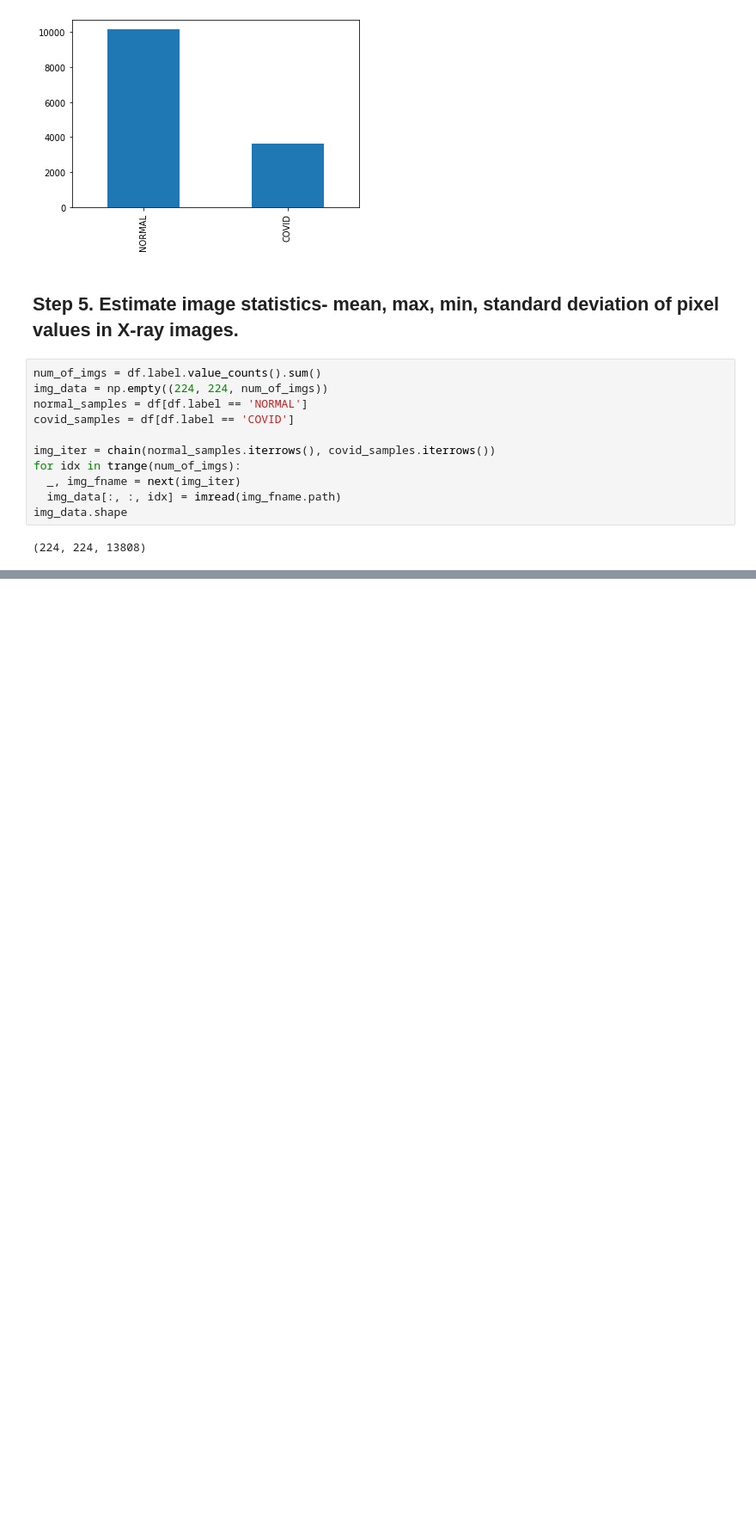
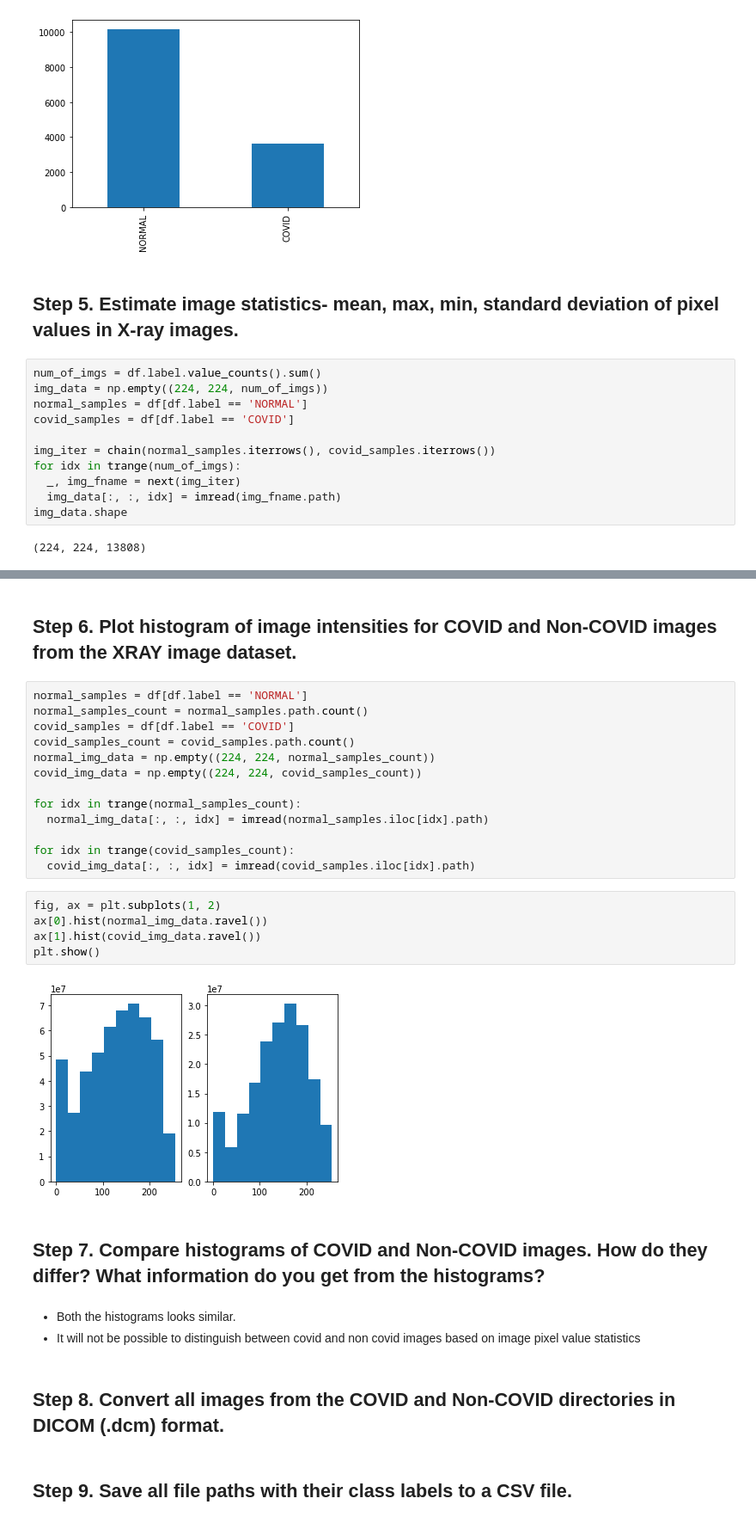
Before and after one commit to abhilb/DicomImageClassification, a Jupyter notebook: Build_a_VGG16_Model_Milestone_1.ipynb, the cells around one changed output, grey strips where cells are left out. Shown: that part at 86% size. Cells and saved outputs as stored; diff of their text form; blank space fills up the shorter version.

```diff
--- a/Build_a_VGG16_Model_Milestone_1.ipynb
+++ b/Build_a_VGG16_Model_Milestone_1.ipynb
@@ -115,3 +116,35 @@ Mean value of pixel values: 132.05183432186607
 Maximum value of pixel values: 255.0
 Minimum value of pixel values: 0.0
 Standard deviation value of pixel values: 65.2490469756534
+# %% [markdown]
+## Step 6. Plot histogram of image intensities for COVID and Non-COVID images from the XRAY image dataset.
+# %%
+normal_samples = df[df.label == 'NORMAL']
+normal_samples_count = normal_samples.path.count()
+covid_samples = df[df.label == 'COVID']
+covid_samples_count = covid_samples.path.count()
+normal_img_data = np.empty((224, 224, normal_samples_count))
+covid_img_data = np.empty((224, 224, covid_samples_count))
+
+for idx in trange(normal_samples_count):
+  normal_img_data[:, :, idx] = imread(normal_samples.iloc[idx].path)
+
+for idx in trange(covid_samples_count):
+  covid_img_data[:, :, idx] = imread(covid_samples.iloc[idx].path)
+# %%
+fig, ax = plt.subplots(1, 2)
+ax[0].hist(normal_img_data.ravel())
+ax[1].hist(covid_img_data.ravel())
+plt.show()
+# %% [output]
+[figure, added]
+# %% [markdown]
+## Step 7. Compare histograms of COVID and Non-COVID images. How do they differ? What information do you get from the histograms?
+# %% [markdown]
+* Both the histograms looks similar.
+* It will not be possible to distinguish between covid and non covid images based on image pixel value statistics
+# %% [markdown]
+## Step 8. Convert all images from the COVID and Non-COVID directories in DICOM (.dcm) format.
+# %% [markdown]
+
+## Step 9. Save all file paths with their class labels to a CSV file.
```
Also changed, not shown: parts of 5 cells of this notebook.
